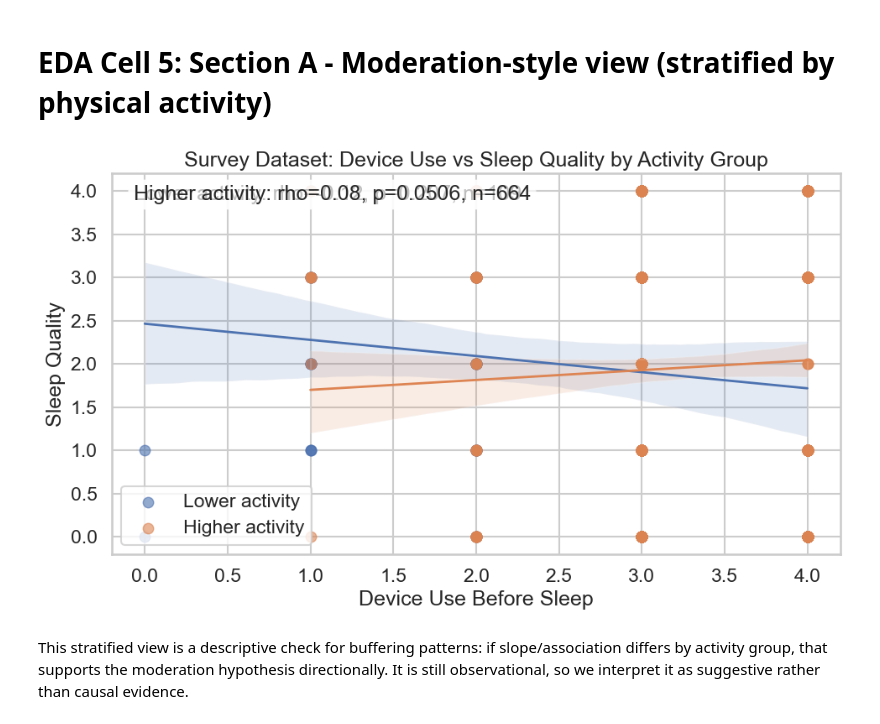
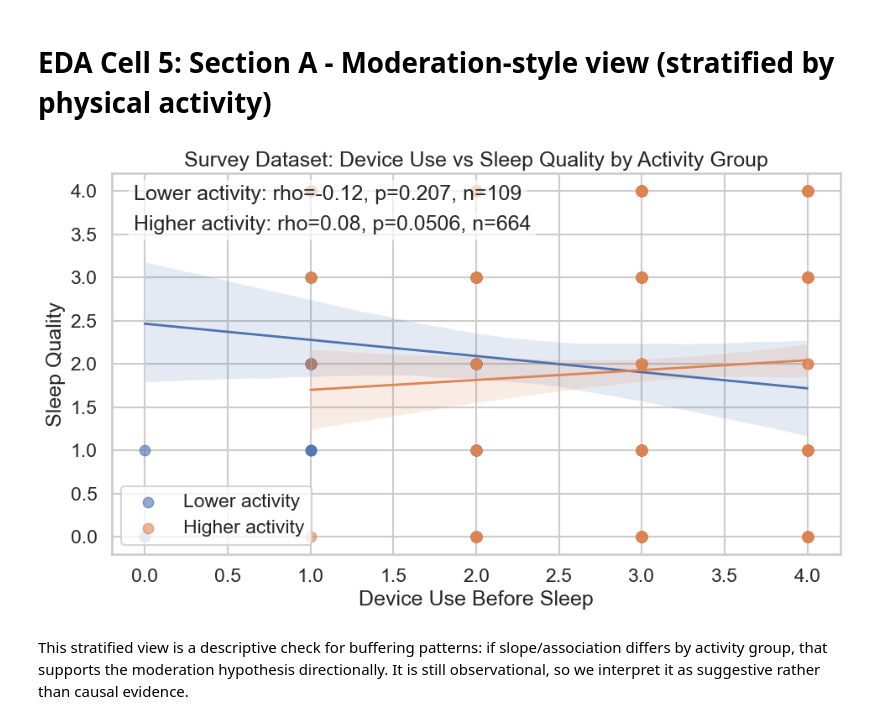
Before and after one commit to COGS108/Group097_WI26, a Jupyter notebook: 02-EDACheckpoint.ipynb, the cells around one changed output. Saved outputs shown, nothing was run; the diff lists cells and outputs as text; code cells hidden in the pictures.

```diff
--- a/02-EDACheckpoint.ipynb
+++ b/02-EDACheckpoint.ipynb
@@ -868,29 +868,50 @@ The correlation matrix shows direction and relative strength for our key pathway
 # %%
 if set(["device_before_sleep", "sleep_quality", "physical_activity"]).issubset(df1.columns):
     tmp = df1[["device_before_sleep", "sleep_quality", "physical_activity"]].dropna().copy()
 
     for col in ["device_before_sleep", "sleep_quality", "physical_activity"]:
         if not pd.api.types.is_numeric_dtype(tmp[col]):
-            tmp[col] = pd.Categorical(tmp[col]).codes
+            tmp[col] = ordinal_codes(tmp[col], col)
 
     tmp["activity_group"] = np.where(
         tmp["physical_activity"] >= tmp["physical_activity"].median(),
         "Higher activity",
         "Lower activity"
     )
 
     plt.figure(figsize=(10, 6))
     ax = plt.gca()
-    annotated_regplot(tmp[tmp["activity_group"] == "Lower activity"], "device_before_sleep", "sleep_quality", ax, "Lower activity")
-    annotated_regplot(tmp[tmp["activity_group"] == "Higher activity"], "device_before_sleep", "sleep_quality", ax, "Higher activity")
+
+    # Stacked annotations on the LEFT
+    annotated_regplot(
+        tmp[tmp["activity_group"] == "Lower activity"],
+        "device_before_sleep",
+        "sleep_quality",
+        ax,
+        "Lower activity",
+        text_x=0.03,
+        text_y=0.97,
+        text_ha="left",
+    )
+    annotated_regplot(
+        tmp[tmp["activity_group"] == "Higher activity"],
+        "device_before_sleep",
+        "sleep_quality",
+        ax,
+        "Higher activity",
+        text_x=0.03,
+        text_y=0.89,
+        text_ha="left",
+    )
+
     ax.legend()
     ax.set_title("Survey Dataset: Device Use vs Sleep Quality by Activity Group")
     ax.set_xlabel("Device Use Before Sleep")
     ax.set_ylabel("Sleep Quality")
     plt.tight_layout()
     plt.show()
 # %% [output]
-[figure, old version]
+[figure, new version]
 # %% [markdown]
 This stratified view is a descriptive check for buffering patterns: if slope/association differs by activity group, that supports the moderation hypothesis directionally. It is still observational, so we interpret it as suggestive rather than causal evidence.
 # %% [markdown]
```
Also changed, not shown: parts of 2 cells of this notebook.
